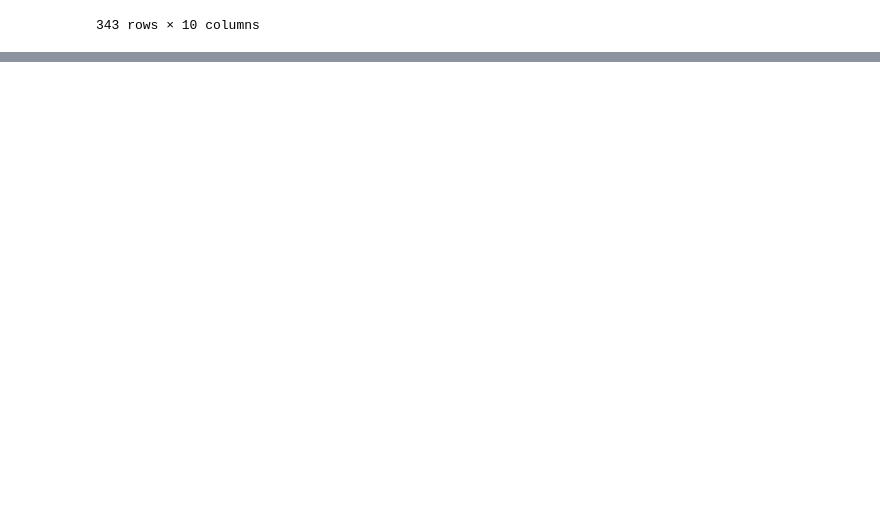
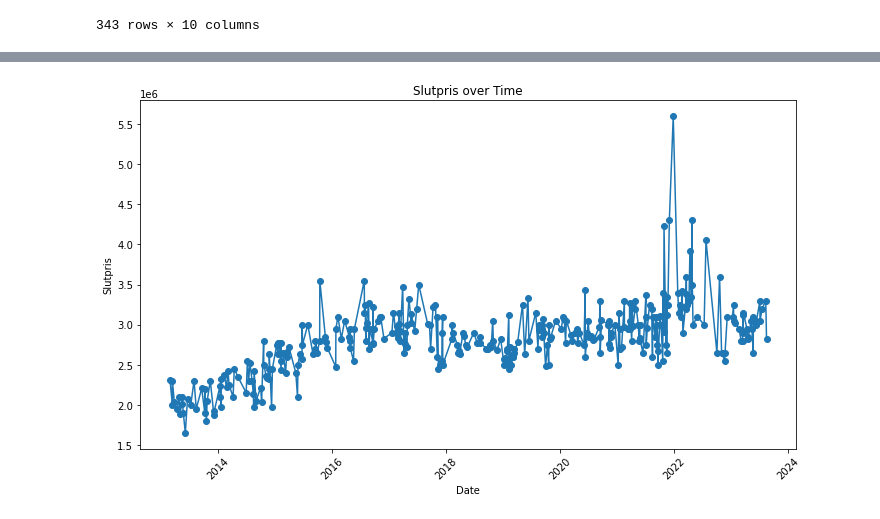
Before and after one commit to GimAndTonic/hemnet-data, a Jupyter notebook: experiments.ipynb, the cells around one changed output, grey strips where cells are left out. Drawn from its saved outputs; the diff is of its cells as text; code cells hidden in the pictures; blank space fills up the shorter version.

```diff
--- a/experiments.ipynb
+++ b/experiments.ipynb
@@ -274,0 +277,23 @@ df.to_excel('stora_essingen_40.xlsx')
+# %%
+import pandas as pd
+import matplotlib.pyplot as plt
+
+# Assuming df is your pandas DataFrame containing the house sales data
+# Make sure the 'date' column is in datetime format
+df['date'] = pd.to_datetime(df['date'])
+
+# Sort the DataFrame by date
+df = df.sort_values('date')
+
+# Plotting
+plt.figure(figsize=(10, 6))
+plt.scatter(df['date'], df['size'], c=df['slutpris'], cmap='viridis', marker='o', alpha=0.7)
+plt.colorbar(label='Slutpris')
+plt.xlabel('Date')
+plt.ylabel('Size')
+plt.title('Slutpris vs Size over Time')
+plt.xticks(rotation=45)
+plt.tight_layout()
+
+# Show the plot
+plt.show()
@@ -274,0 +302,24 @@ df.to_excel('stora_essingen_40.xlsx')
+# %%
+import pandas as pd
+import matplotlib.pyplot as plt
+
+# Assuming df is your pandas DataFrame containing the house sales data
+# Make sure the 'date' column is in datetime format
+df['date'] = pd.to_datetime(df['date'])
+
+# Sort the DataFrame by date
+df = df.sort_values('date')
+
+# Plotting
+plt.figure(figsize=(10, 6))
+plt.plot(df['date'], df['slutpris'], marker='o')
+plt.xlabel('Date')
+plt.ylabel('Slutpris')
+plt.title('Slutpris over Time')
+plt.xticks(rotation=45)
+plt.tight_layout()
+
+# Show the plot
+plt.show()
+# %% [output]
+[figure, added]
```
Also changed, not shown: parts of 14 cells of this notebook, 6 other files.
